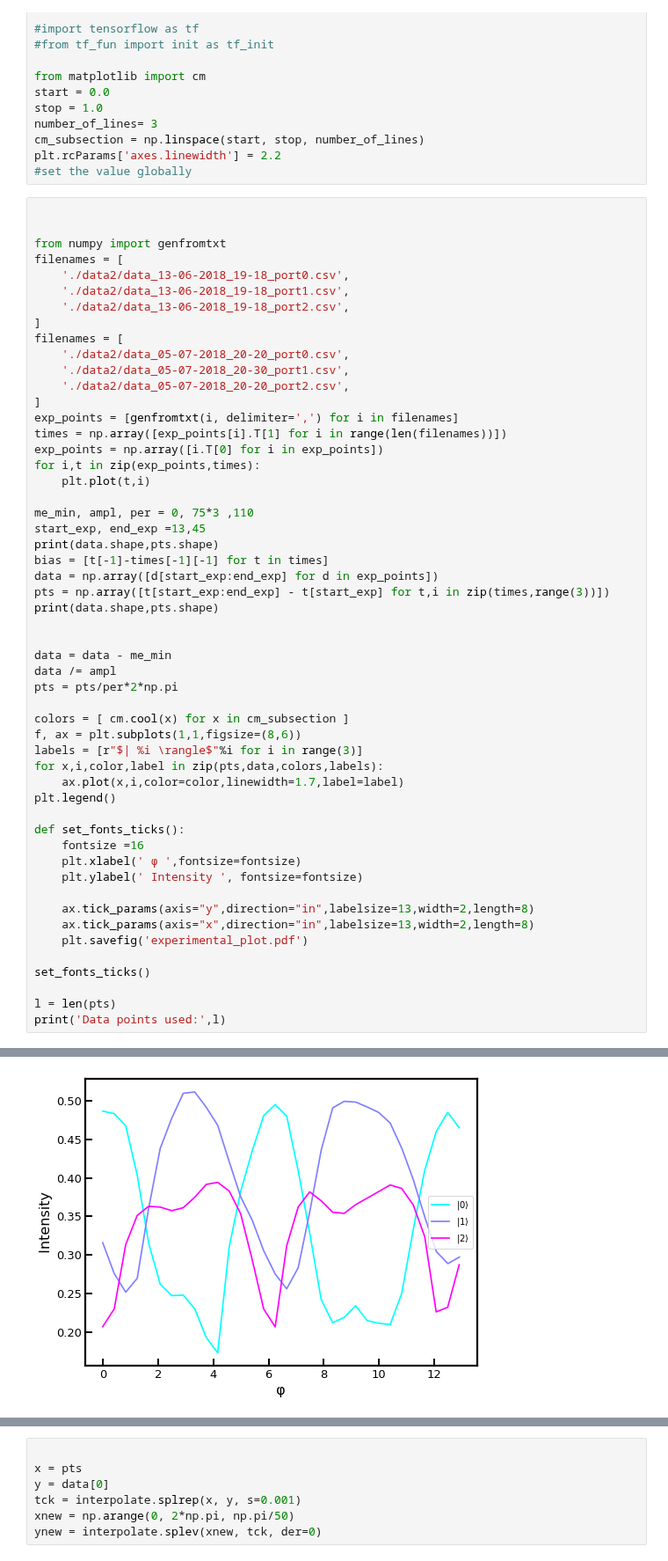
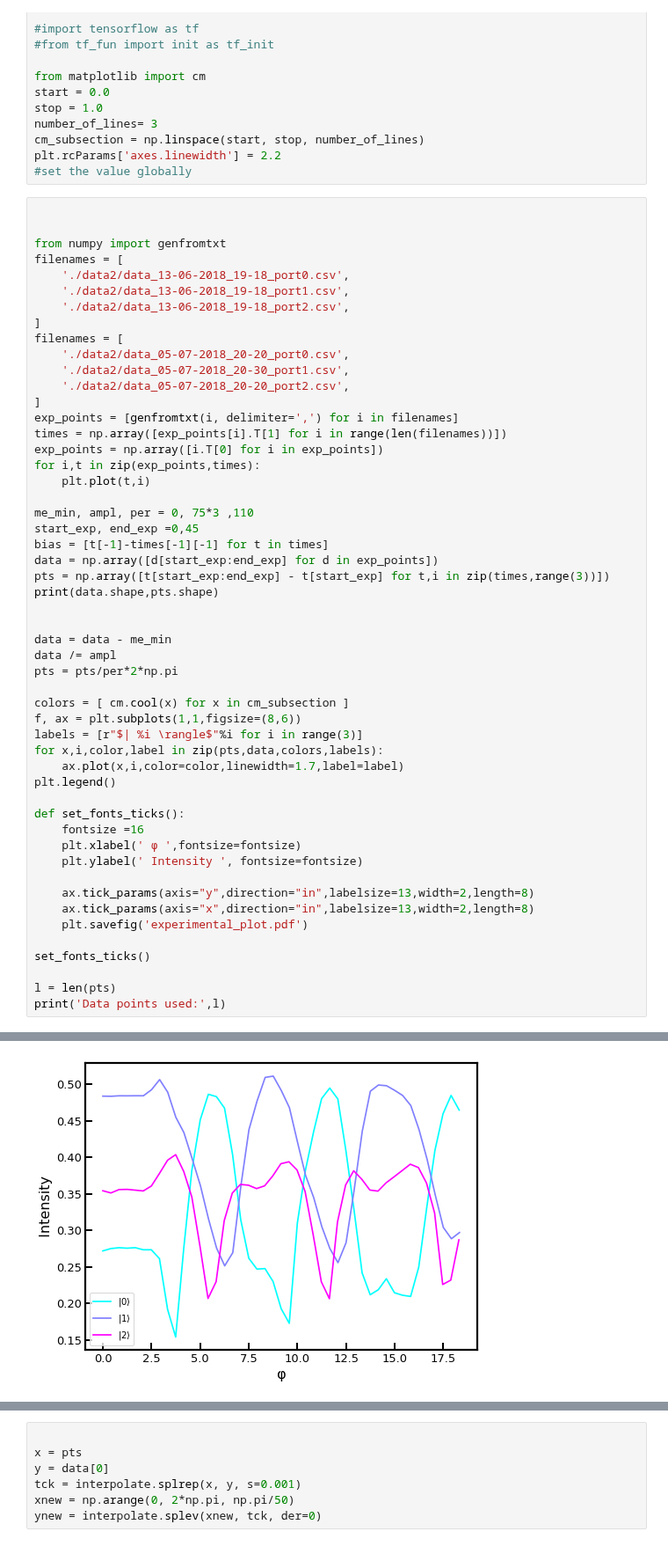
Before and after one commit to DaniloZZZ/quantTechLab, a Jupyter notebook: Fit/Plot_expdata.ipynb, the cells around one changed output, grey strips where cells are left out. Shown at 88% size. Drawn from its saved outputs; the diff is of its cells as text.

```diff
--- a/Fit/Plot_expdata.ipynb
+++ b/Fit/Plot_expdata.ipynb
@@ -37,8 +37,7 @@ for i,t in zip(exp_points,times):
     plt.plot(t,i)
 
 me_min, ampl, per = 0, 75*3 ,110
-start_exp, end_exp =13,45
-print(data.shape,pts.shape)
+start_exp, end_exp =0,45
 bias = [t[-1]-times[-1][-1] for t in times]
 data = np.array([d[start_exp:end_exp] for d in exp_points])
 pts = np.array([t[start_exp:end_exp] - t[start_exp] for t,i in zip(times,range(3))])
@@ -75,6 +73,6 @@ print('Data points used:',l)
 Data points used: 3
 [figure]
-[figure, old version]
+[figure, new version]
 # %%
 
 x = pts
```
Also changed, not shown: parts of 2 cells of this notebook, 5 other files.
